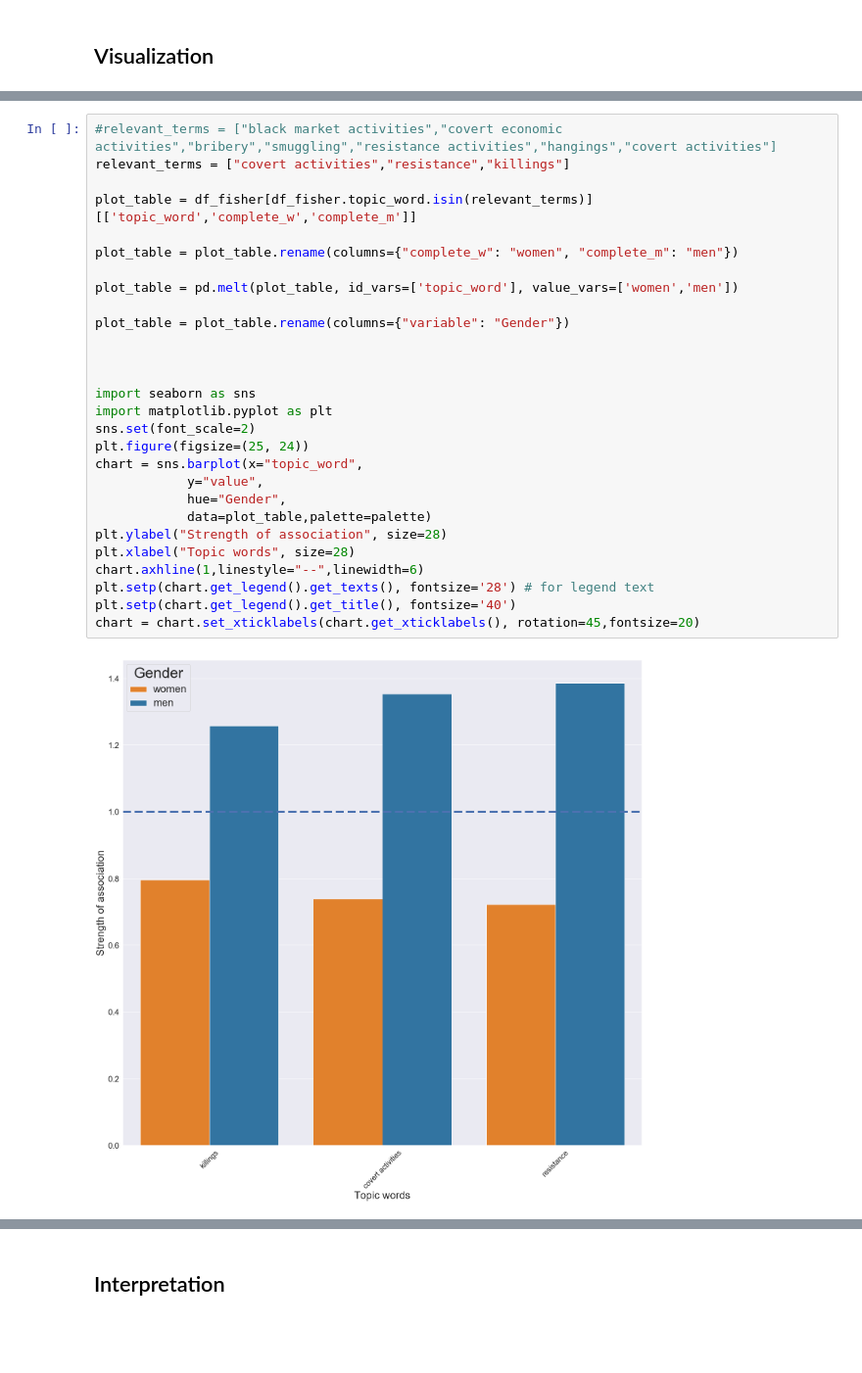
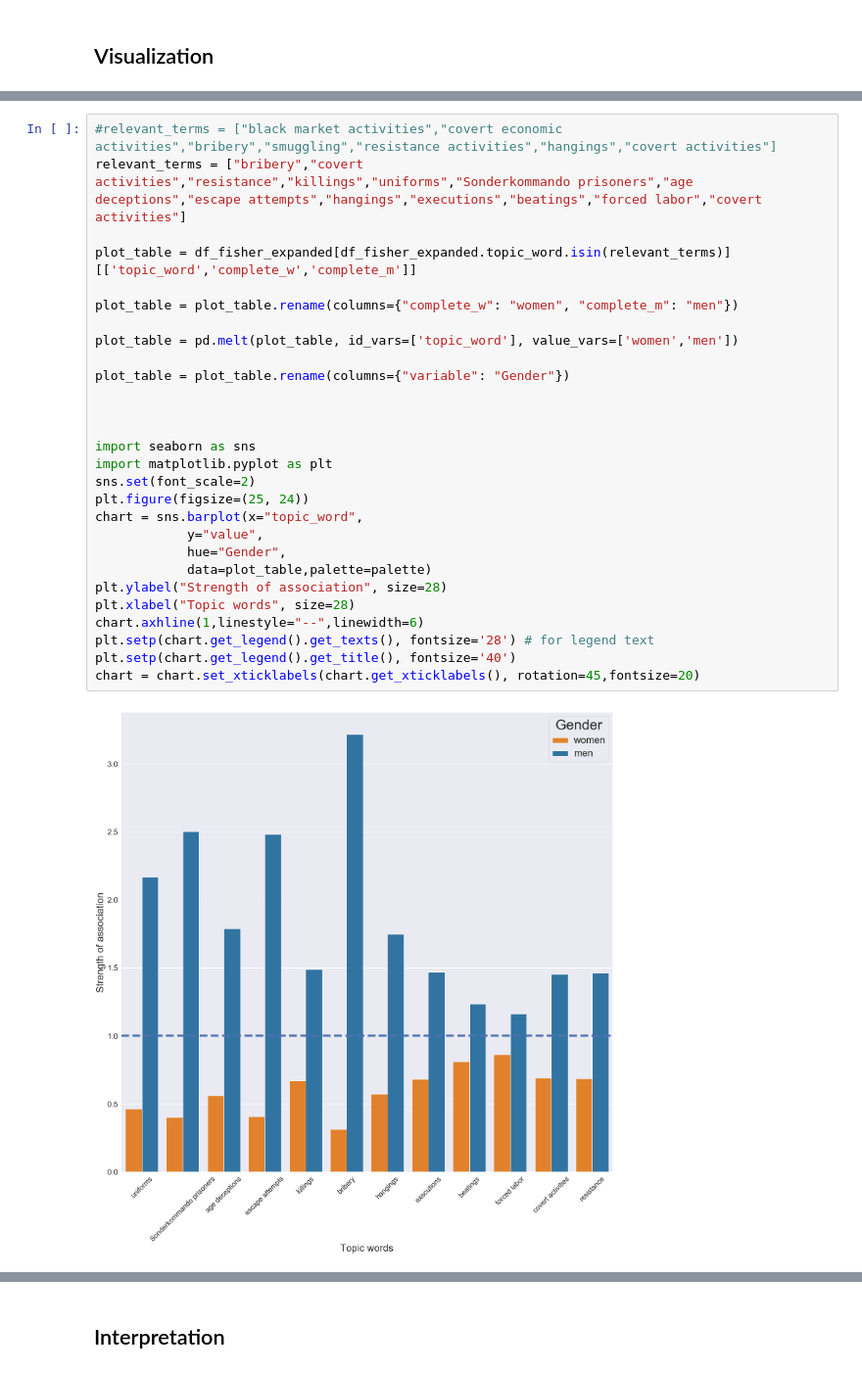
Before and after one commit to toth12/vha_auschwitz_report, a Jupyter notebook: notebooks/2_Significance_Sociability_Solidarity_Women_Men.ipynb, the cells around one changed output, grey strips where cells are left out. Shown: that part at 98% size. Drawn from its saved outputs; the diff is of its cells as text; blank space fills up the shorter version.

```diff
--- a/notebooks/2_Significance_Sociability_Solidarity_Women_Men.ipynb
+++ b/notebooks/2_Significance_Sociability_Solidarity_Women_Men.ipynb
@@ -376,30 +435,30 @@ plt.savefig("Figure_2.png")
 # %%
 #relevant_terms = ["black market activities","covert economic activities","bribery","smuggling","resistance activities","hangings","covert activities"]
-relevant_terms = ["covert activities","resistance","killings"]
+relevant_terms = ["bribery","covert activities","resistance","killings","uniforms","Sonderkommando prisoners","age deceptions","escape attempts","hangings","executions","beatings","forced labor","covert activities"]
 
-plot_table = df_fisher[df_fisher.topic_word.isin(relevant_terms)][['topic_word','complete_w','complete_m']]
+plot_table = df_fisher_expanded[df_fisher_expanded.topic_word.isin(relevant_terms)][['topic_word','complete_w','complete_m']]
 
 plot_table = plot_table.rename(columns={"complete_w": "women", "complete_m": "men"})
 
 plot_table = pd.melt(plot_table, id_vars=['topic_word'], value_vars=['women','men'])
 
 plot_table = plot_table.rename(columns={"variable": "Gender"})
 
 
 
 import seaborn as sns
 import matplotlib.pyplot as plt
 sns.set(font_scale=2)
 plt.figure(figsize=(25, 24))
 chart = sns.barplot(x="topic_word",
             y="value",
             hue="Gender",
             data=plot_table,palette=palette)
 plt.ylabel("Strength of association", size=28)
 plt.xlabel("Topic words", size=28)
 chart.axhline(1,linestyle="--",linewidth=6)
 plt.setp(chart.get_legend().get_texts(), fontsize='28') # for legend text
 plt.setp(chart.get_legend().get_title(), fontsize='40')
 chart = chart.set_xticklabels(chart.get_xticklabels(), rotation=45,fontsize=20)
 # %% [output]
-[figure, old version]
+[figure, new version]
```
Also changed, not shown: parts of 24 cells of this notebook, 20 other files.
